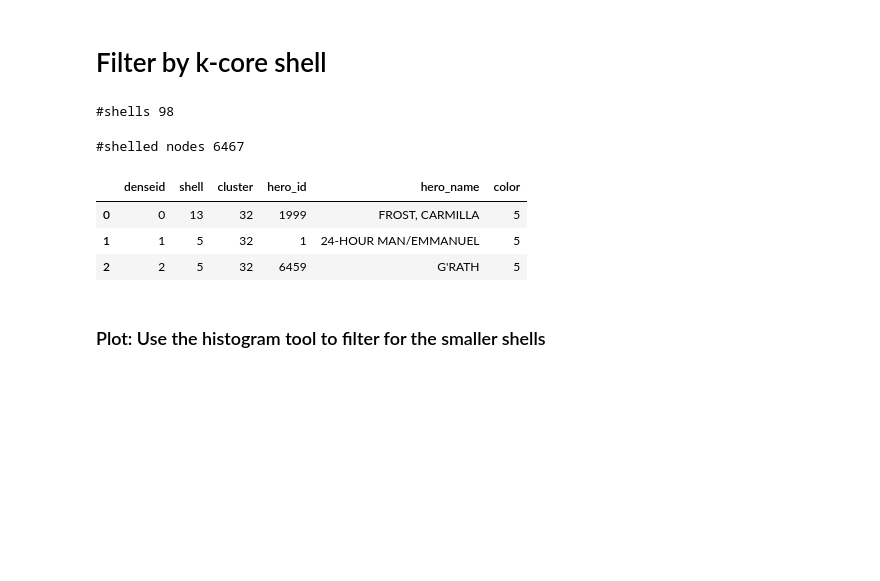
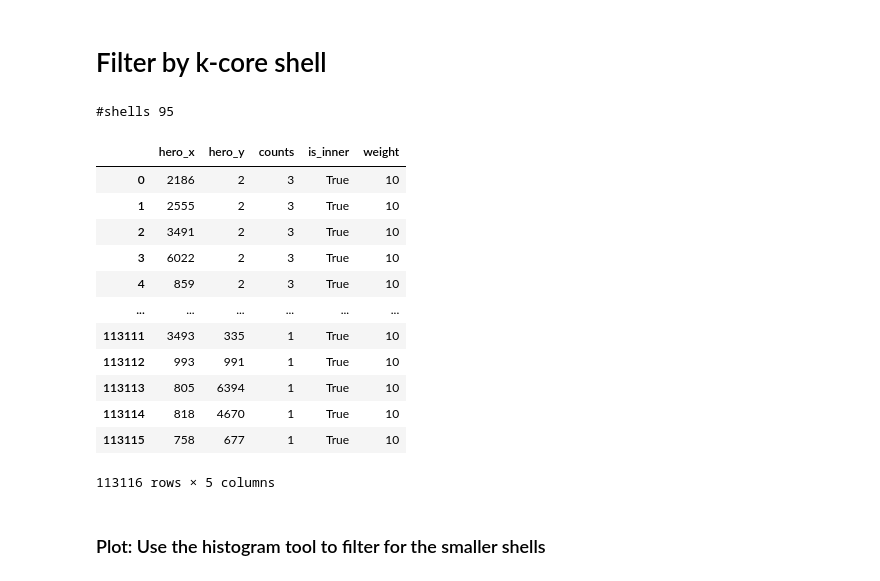
Before and after one commit to graphistry/pygraphistry, a Jupyter notebook: demos/more_examples/simple/MarvelTutorial.ipynb, the cells around one changed output. Saved outputs shown, nothing was run; the diff lists cells and outputs as text; code cells hidden in the pictures; blank space fills up the shorter version.

```diff
--- a/demos/more_examples/simple/MarvelTutorial.ipynb
+++ b/demos/more_examples/simple/MarvelTutorial.ipynb
@@ -192,0 +188,4 @@ g3.plot(good_edges, good_nodes)
+# %%
+g4 = g3.edges(good_edges).nodes(good_nodes)
+
+g4.plot()
@@ -221,0 +219,8 @@ g3.bind(edge_weight='weight').plot(good_edges2, good_nodes)
+# %%
+g5 = (g4
+      .bind(edge_weight='weight')
+      .edges(good_edges2)
+      .settings(url_params={'edgeInfluence': 0.7, 'edgeOpacity': 0.5})
+)
+
+g5.plot()
@@ -222,21 +229,26 @@ g3.bind(edge_weight='weight').plot(good_edges2, good_nodes)
 # %% [markdown]
 # Filter by k-core shell
 # %%
-shells = ig.shell_index()
-print('#shells', str(len(list(set(shells)))))
+ig5 = g5.to_igraph()
+ig5.vs['shell'] = g5.to_igraph().shell_index()
+print('#shells', str(len(list(set(ig5.vs['shell'])))))
 # %% [output]
-#shells 98
+#shells 95
-# %%
-nodes_shelled = pd.DataFrame({'shell': shells})\
-    .reset_index().rename(columns={'index': 'denseid'})\
-    .merge(nodes_colored, on='denseid')
-print('#shelled nodes', str(len(nodes_shelled)))
-nodes_shelled[:3]
-# %% [output]
-#shelled nodes 6467
-|  | denseid | shell | cluster | hero_id | hero_name | color |
-| 0 | 0 | 13 | 32 | 1999 | FROST, CARMILLA | 5 |
-| 1 | 1 | 5 | 32 | 1 | 24-HOUR MAN/EMMANUEL | 5 |
-| 2 | 2 | 5 | 32 | 6459 | G'RATH | 5 |
+# %%
+g5._edges
+# %% [output]
+|  | hero_x | hero_y | counts | is_inner | weight |
+| 0 | 2186 | 2 | 3 | True | 10 |
+| 1 | 2555 | 2 | 3 | True | 10 |
+| 2 | 3491 | 2 | 3 | True | 10 |
+| 3 | 6022 | 2 | 3 | True | 10 |
+| 4 | 859 | 2 | 3 | True | 10 |
+| ... | ... | ... | ... | ... | ... |
+| 113111 | 3493 | 335 | 1 | True | 10 |
+| 113112 | 993 | 991 | 1 | True | 10 |
+| 113113 | 805 | 6394 | 1 | True | 10 |
+| 113114 | 818 | 4670 | 1 | True | 10 |
+| 113115 | 758 | 677 | 1 | True | 10 |
+113116 rows × 5 columns
 # %% [markdown]
 ### Plot: Use the histogram tool to filter for the smaller shells
```
Also changed, not shown: parts of 31 cells of this notebook, 14 other files.
